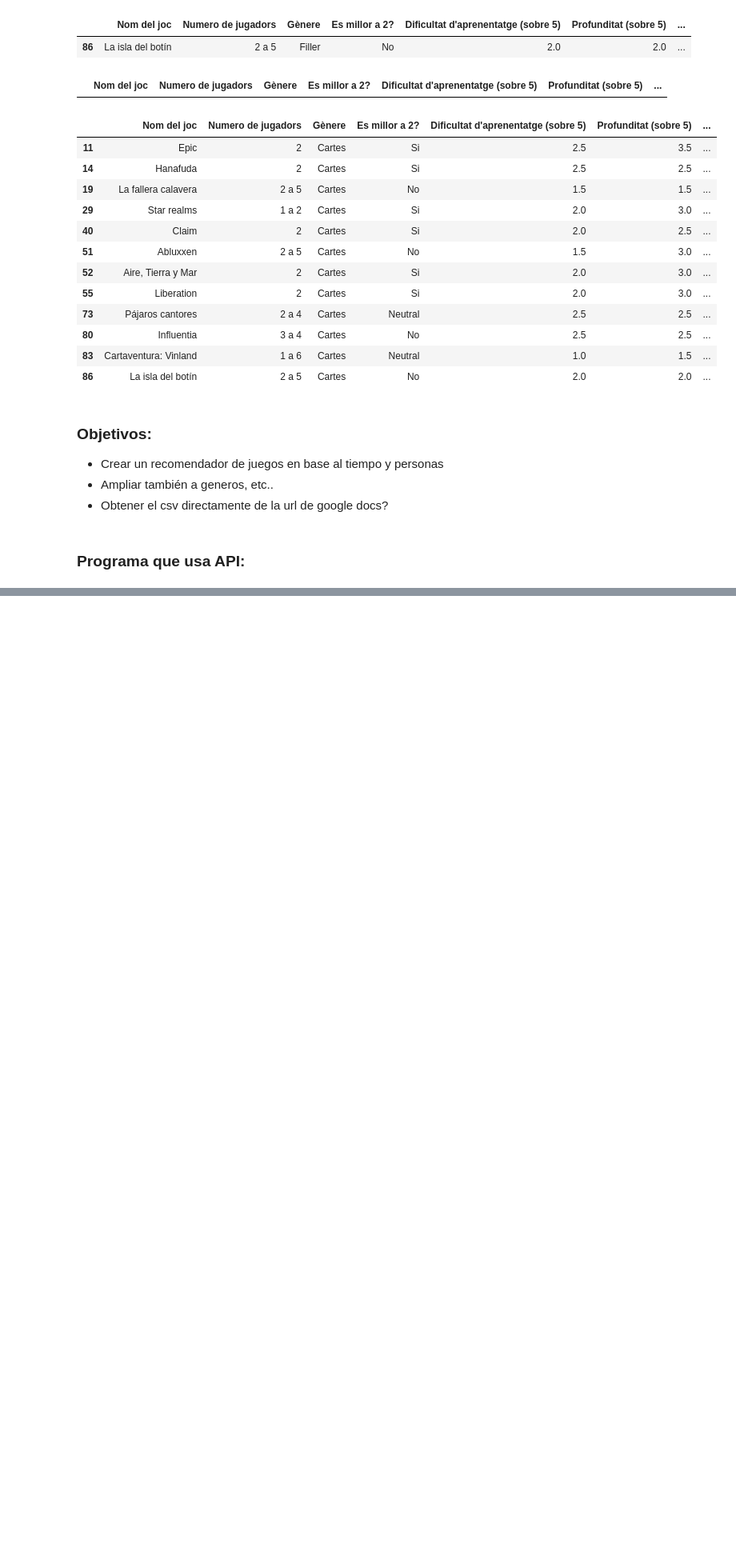
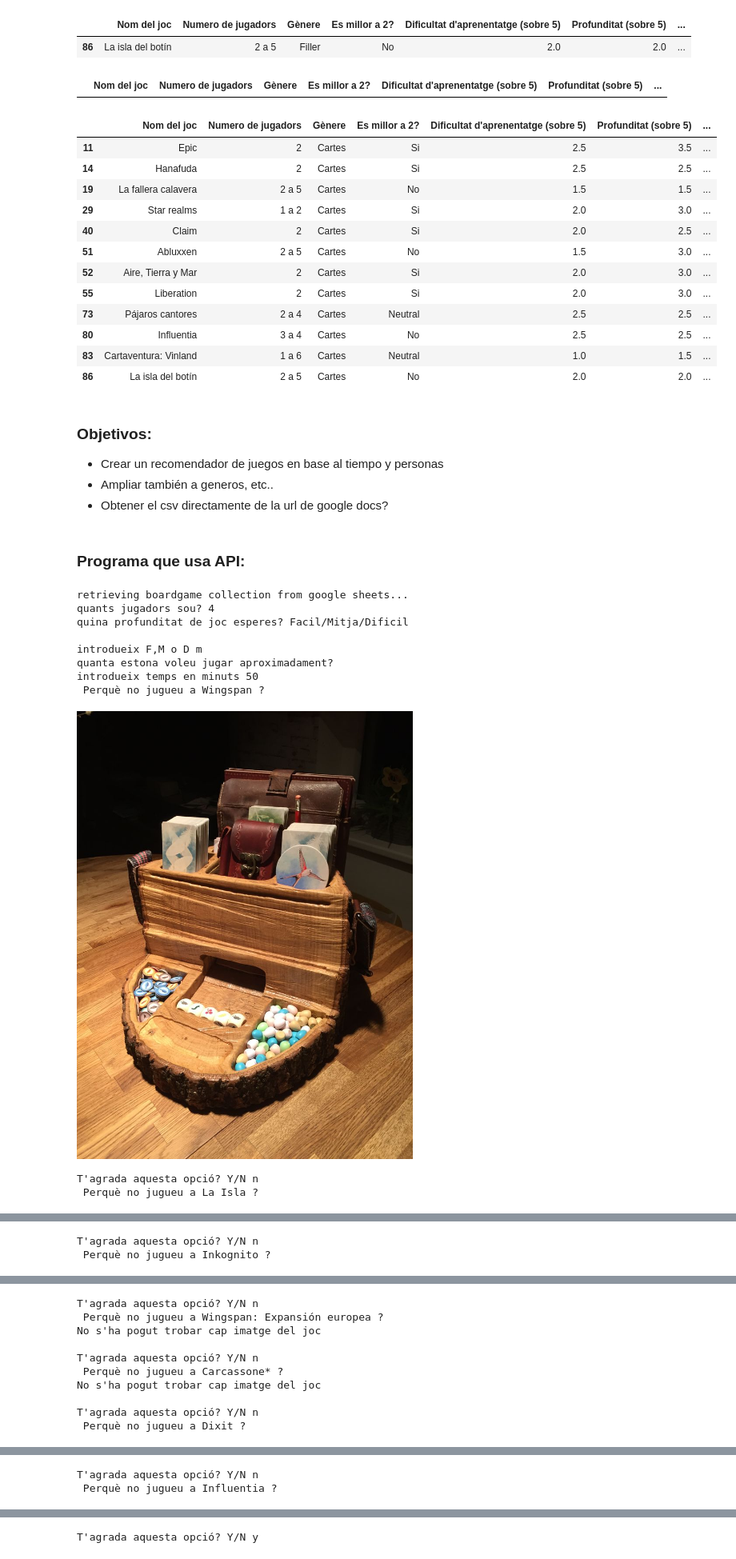
Before and after one commit to GerardDD/Jocs_de_taula, a Jupyter notebook: Jocs.ipynb, the cells around one changed output, grey strips where cells are left out. Shown at 80% size. Cells and saved outputs as stored; diff of their text form; code cells hidden in the pictures; blank space fills up the shorter version.

Commit message:
afegit metode per recuperar imatges de la boardgamegeek

```diff
--- a/Jocs.ipynb
+++ b/Jocs.ipynb
@@ -130,6 +132,7 @@ class Recomanador:
         self.dif_min = None
         self.dif_max = None
         self.temps = None
+
 
 
     def simple_questions(self):
@@ -190,6 +193,16 @@ class Recomanador:
                 print("et recomanaré un joc a l'atzar\n")
                 pick = random.choice(data['Nom del joc'])
             print(f' Perquè no jugueu a {pick} ?')
+            try:
+                image = requests.get(f'https://www.boardgamegeek.com/search/boardgame?q={pick}&nosession=1&showcount=20', headers = {'user-agent': '{Mozilla/5.0 (Macintosh; Intel Mac OS X 10_15_7) AppleWebKit/537.36 (KHTML, like Gecko) Chrome/95.0.4638.69 Safari/537.36}'})
+                object_pattern = re.compile('/boardgame/([0-9]*)/')
+                object_id = object_pattern.findall(image.text)[0]
+                resp = requests.get(f'https://api.geekdo.com/api/images?ajax=1&gallery=all&nosession=1&objectid={object_id}&objecttype=thing&pageid=1&showcount=36&size=thumb&sort=hot')
+                image_url = resp.json()['images'][random.randint(0,10)]['imageurl_lg']
+                display(Image(image_url))
+            except:
+                print("No s'ha pogut trobar cap imatge del joc\n")
+
             agree = input("T'agrada aquesta opció? Y/N ")
             if agree.upper() == 'Y':
                 break
@@ -293,3 +306,17 @@ def main():
     recom = Recomanador()
     recom.simple_questions()
     recom.simple_choice(game_df)
+# %%
+main()
+# %% [output]
+retrieving boardgame collection from google sheets...
+quants jugadors sou? 4
+quina profunditat de joc esperes? Facil/Mitja/Dificil
+
+introdueix F,M o D m
+quanta estona voleu jugar aproximadament?
+introdueix temps en minuts 50
+ Perquè no jugueu a Wingspan ?
+[figure, added]
+T'agrada aquesta opció? Y/N n
+ Perquè no jugueu a La Isla ?
@@ -295,0 +324,2 @@ def main():
+T'agrada aquesta opció? Y/N n
+ Perquè no jugueu a Inkognito ?
@@ -295,0 +327,10 @@ def main():
+T'agrada aquesta opció? Y/N n
+ Perquè no jugueu a Wingspan: Expansión europea ?
+No s'ha pogut trobar cap imatge del joc
+
+T'agrada aquesta opció? Y/N n
+ Perquè no jugueu a Carcassone* ?
+No s'ha pogut trobar cap imatge del joc
+
+T'agrada aquesta opció? Y/N n
+ Perquè no jugueu a Dixit ?
@@ -295,0 +338,2 @@ def main():
+T'agrada aquesta opció? Y/N n
+ Perquè no jugueu a Influentia ?
@@ -295,0 +341 @@ def main():
+T'agrada aquesta opció? Y/N y
```
Also changed, not shown: parts of 9 cells of this notebook.
